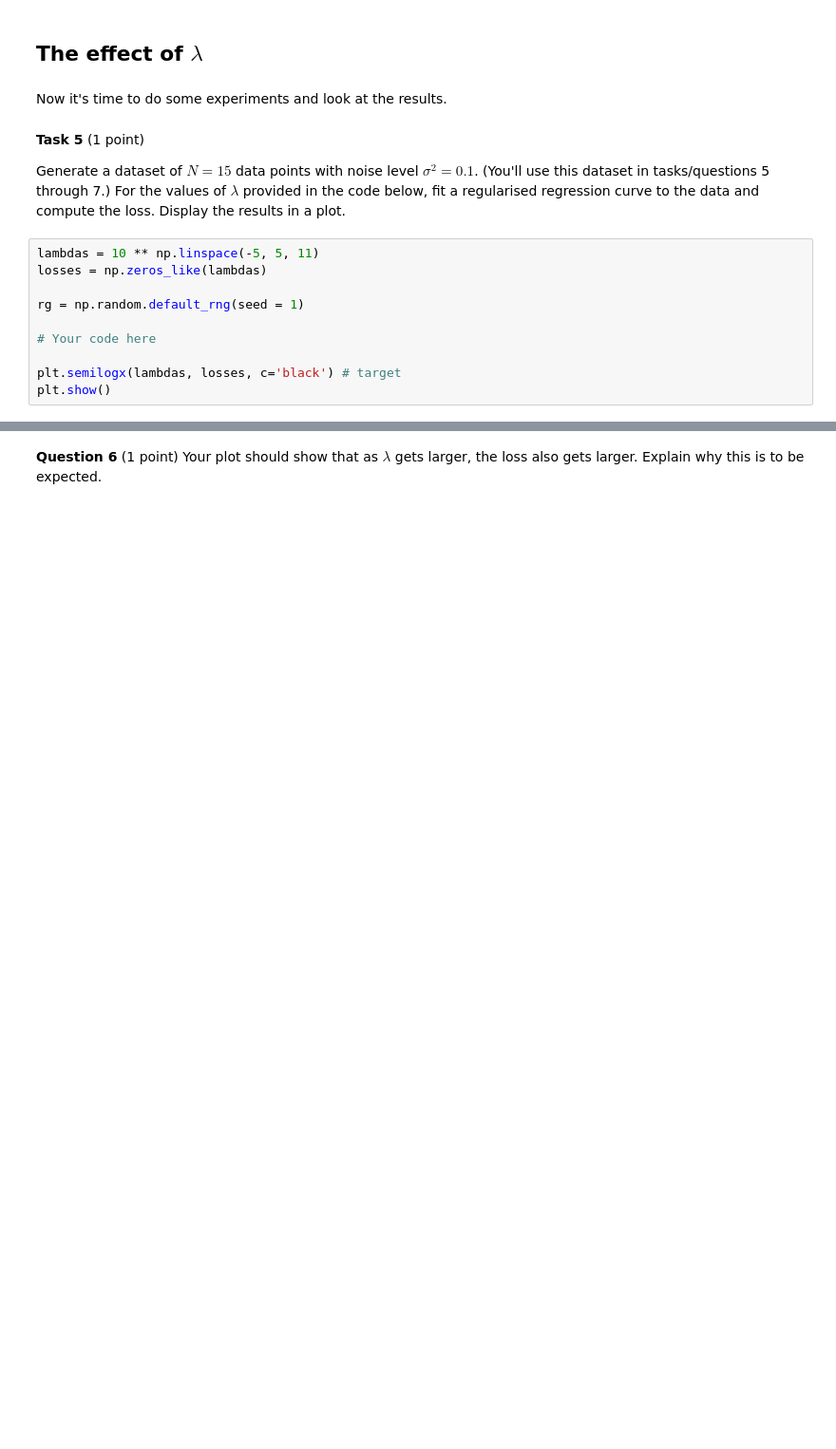
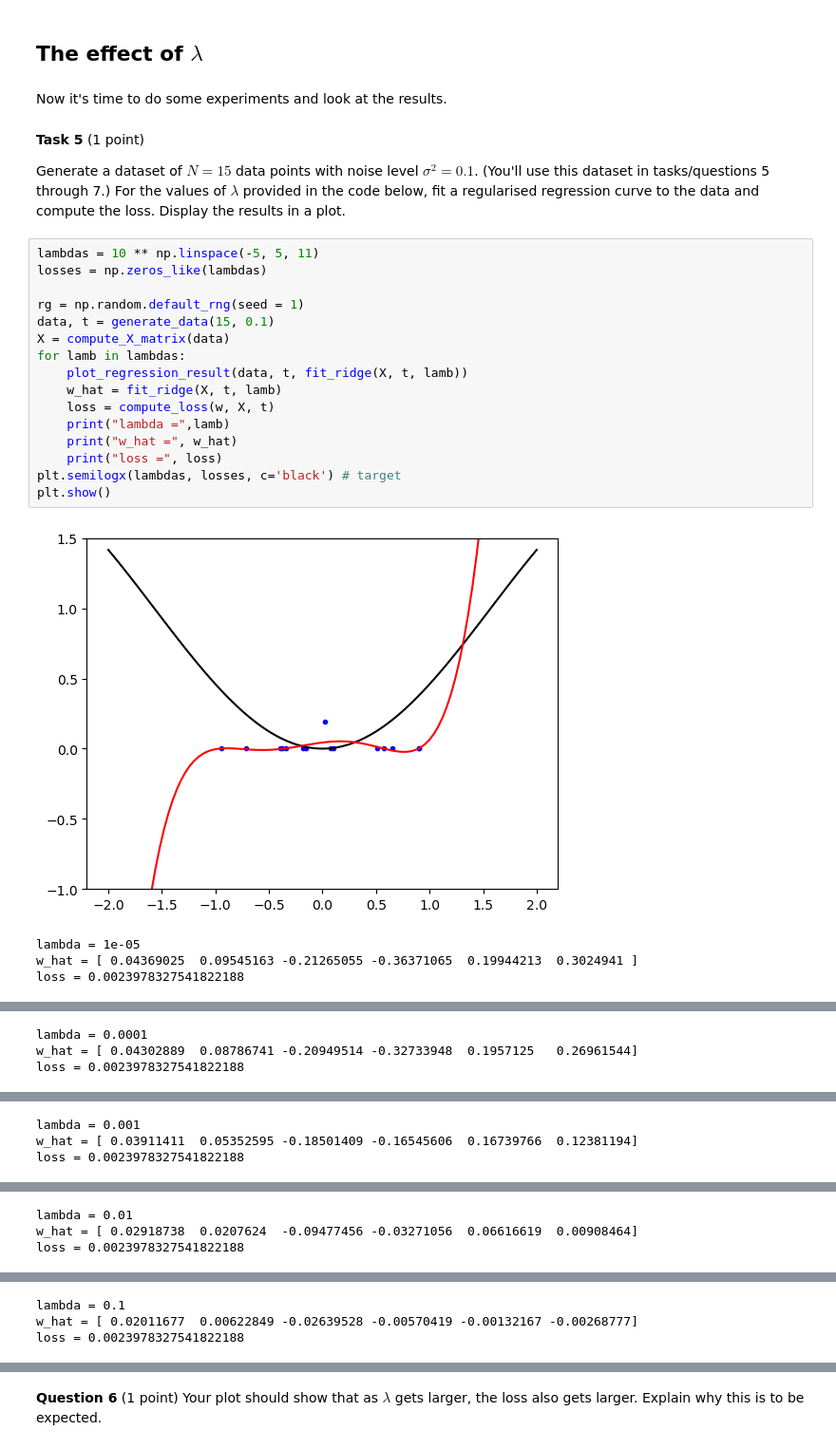
Before and after one commit to noortje5432/ML-assignment-1, a Jupyter notebook: ML2023_assignment1.ipynb, the cells around one changed output, grey strips where cells are left out. Shown: that part at 95% size. Drawn from its saved outputs; the diff is of its cells as text; blank space fills up the shorter version.

```diff
--- a/ML2023_assignment1.ipynb
+++ b/ML2023_assignment1.ipynb
@@ -198,10 +195,21 @@ Generate a dataset of $N=15$ data points with noise level $\sigma^2 = 0.1$. (You
 # %%
 lambdas = 10 ** np.linspace(-5, 5, 11)
 losses = np.zeros_like(lambdas)
 
 rg = np.random.default_rng(seed = 1)
-
-# Your code here
-
+data, t = generate_data(15, 0.1)
+X = compute_X_matrix(data)
+for lamb in lambdas:
+    plot_regression_result(data, t, fit_ridge(X, t, lamb))
+    w_hat = fit_ridge(X, t, lamb)
+    loss = compute_loss(w, X, t)
+    print("lambda =",lamb)
+    print("w_hat =", w_hat)
+    print("loss =", loss)
 plt.semilogx(lambdas, losses, c='black') # target
 plt.show()
+# %% [output]
+[figure, added]
+lambda = 1e-05
+w_hat = [ 0.04369025  0.09545163 -0.21265055 -0.36371065  0.19944213  0.3024941 ]
+loss = 0.0023978327541822188
@@ -207,0 +217,3 @@ plt.show()
+lambda = 0.0001
+w_hat = [ 0.04302889  0.08786741 -0.20949514 -0.32733948  0.1957125   0.26961544]
+loss = 0.0023978327541822188
@@ -207,0 +221,3 @@ plt.show()
+lambda = 0.001
+w_hat = [ 0.03911411  0.05352595 -0.18501409 -0.16545606  0.16739766  0.12381194]
+loss = 0.0023978327541822188
@@ -207,0 +225,3 @@ plt.show()
+lambda = 0.01
+w_hat = [ 0.02918738  0.0207624  -0.09477456 -0.03271056  0.06616619  0.00908464]
+loss = 0.0023978327541822188
@@ -207,0 +229,3 @@ plt.show()
+lambda = 0.1
+w_hat = [ 0.02011677  0.00622849 -0.02639528 -0.00570419 -0.00132167 -0.00268777]
+loss = 0.0023978327541822188
```
Also changed, not shown: parts of 7 cells of this notebook.
